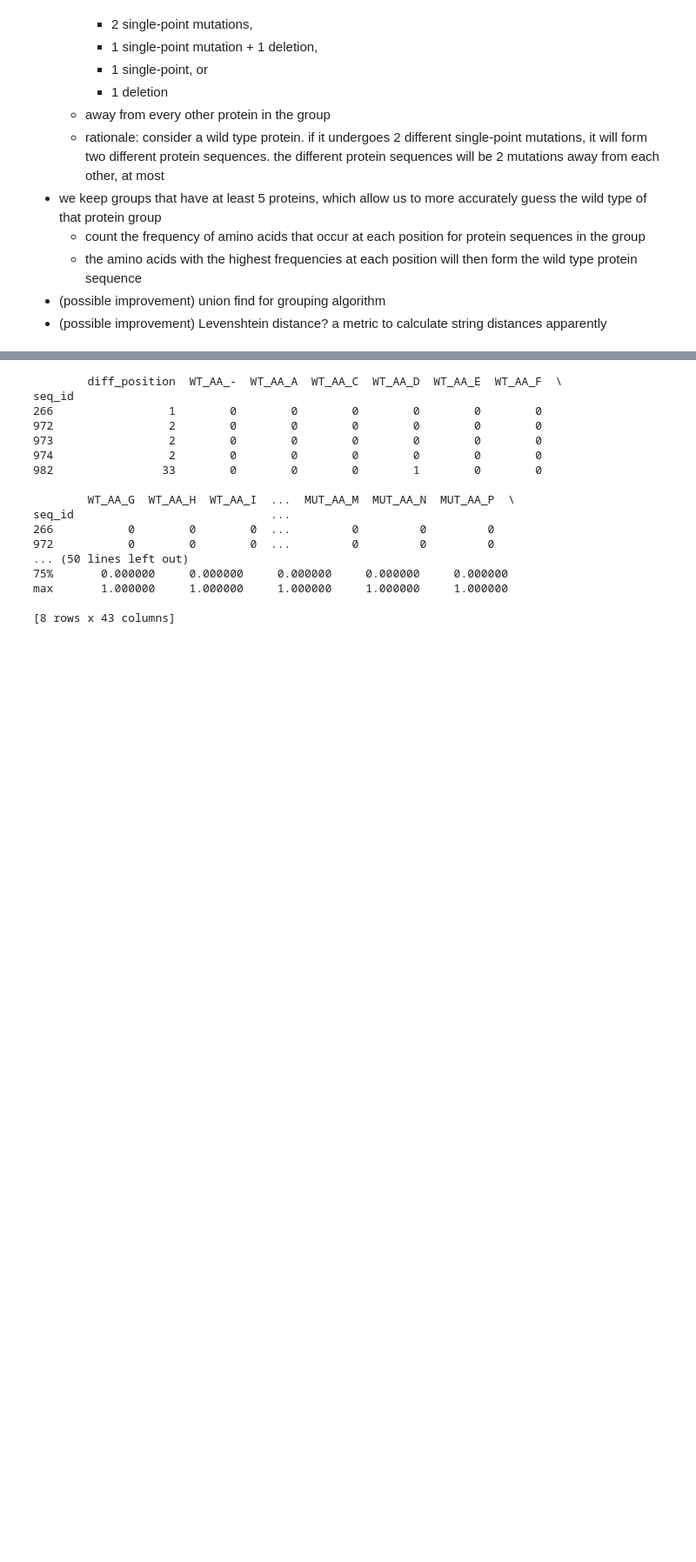
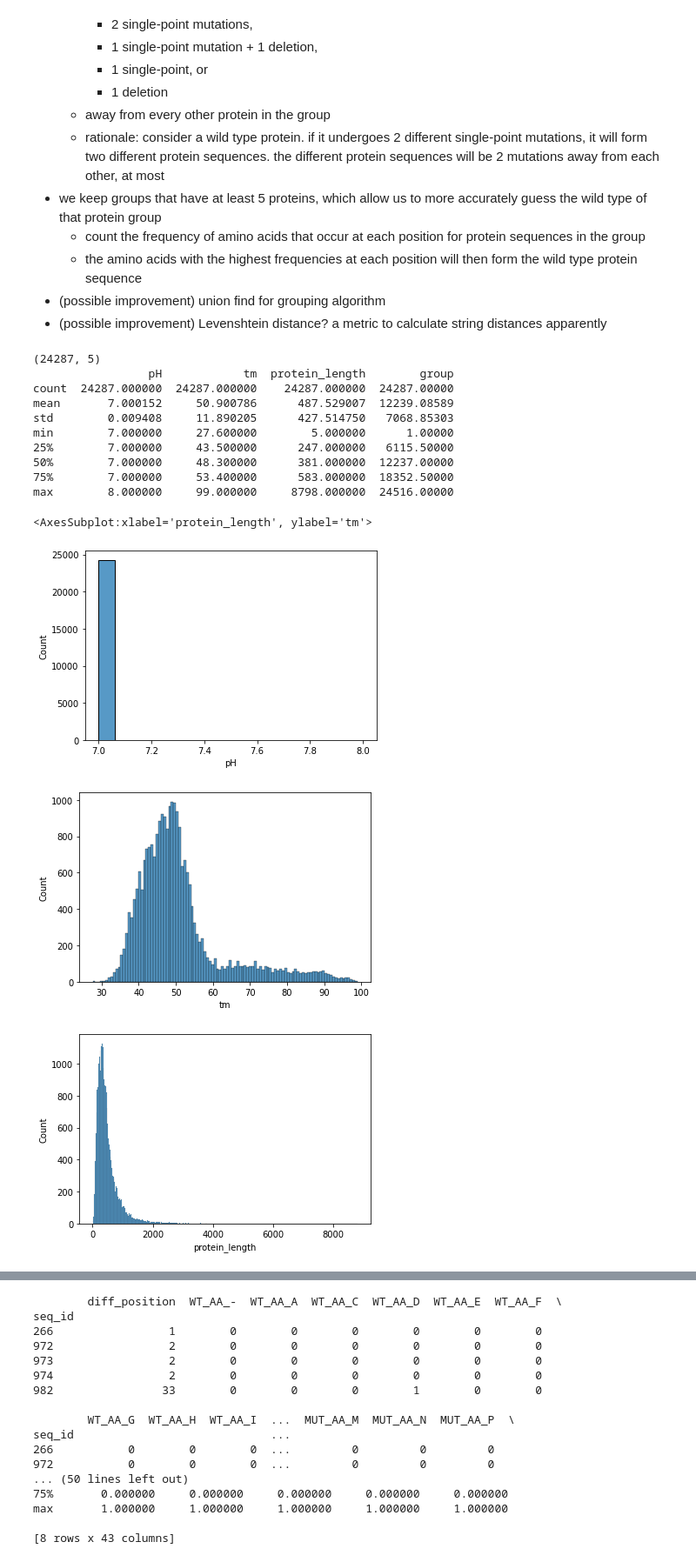
Before and after one commit to yiiilonggg/Kaggle, a Jupyter notebook: Novozymes/novozymes.ipynb, the cells around one changed output, grey strips where cells are left out. Shown at 87% size. Cells and saved outputs as stored; diff of their text form; code cells hidden in the pictures; blank space fills up the shorter version.

```diff
--- a/Novozymes/novozymes.ipynb
+++ b/Novozymes/novozymes.ipynb
@@ -320,3 +337,28 @@ max       8.000000   103.000000     1159.000000  24449.000000
     - the amino acids with the highest frequencies at each position will then form the wild type protein sequence
 - (possible improvement) union find for grouping algorithm
 - (possible improvement) Levenshtein distance? a metric to calculate string distances apparently
+# %%
+# obtain single protein groups == single proteins == wild types
+X_single_proteins = X_groups.loc[[grp in single_protein_group for grp in X_groups.group]]
+print(X_single_proteins.shape)
+print(X_single_proteins.describe())
+for i, col in enumerate(["pH", "tm", "protein_length"]):
+    plt.figure(i)
+    sns.histplot(data = X_single_proteins, x = col)
+plt.figure(4)
+sns.scatterplot(x = X_single_proteins.protein_length, y = X_single_proteins.tm)
+# %% [output]
+(24287, 5)
+                 pH            tm  protein_length        group
+count  24287.000000  24287.000000    24287.000000  24287.00000
+mean       7.000152     50.900786      487.529007  12239.08589
+std        0.009408     11.890205      427.514750   7068.85303
+min        7.000000     27.600000        5.000000      1.00000
+25%        7.000000     43.500000      247.000000   6115.50000
+50%        7.000000     48.300000      381.000000  12237.00000
+75%        7.000000     53.400000      583.000000  18352.50000
+max        8.000000     99.000000     8798.000000  24516.00000
+<AxesSubplot:xlabel='protein_length', ylabel='tm'>
+[figure, added]
+[figure, added]
+[figure, added]
```
Also changed, not shown: parts of 23 cells of this notebook.
